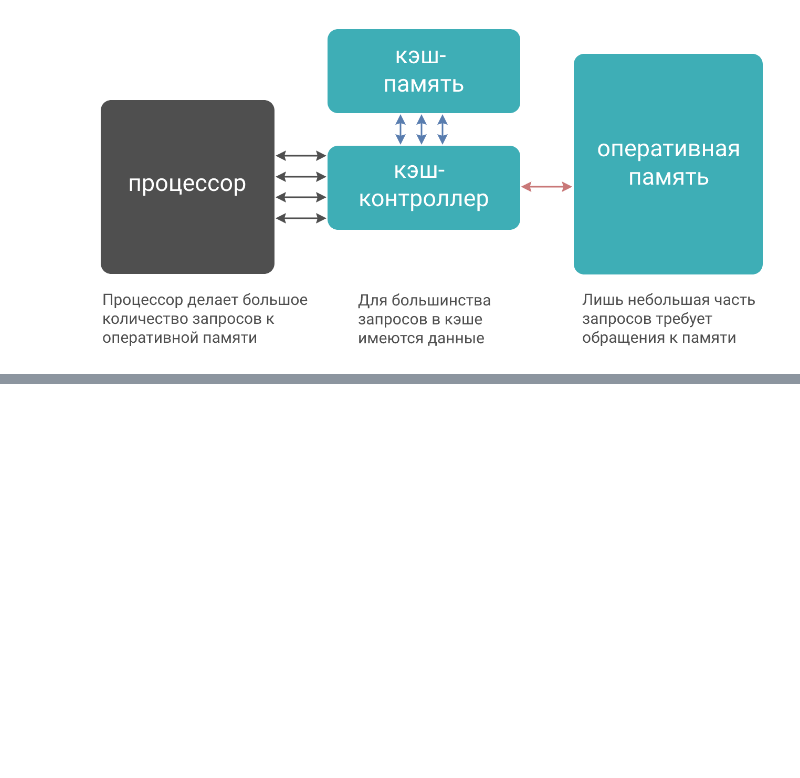
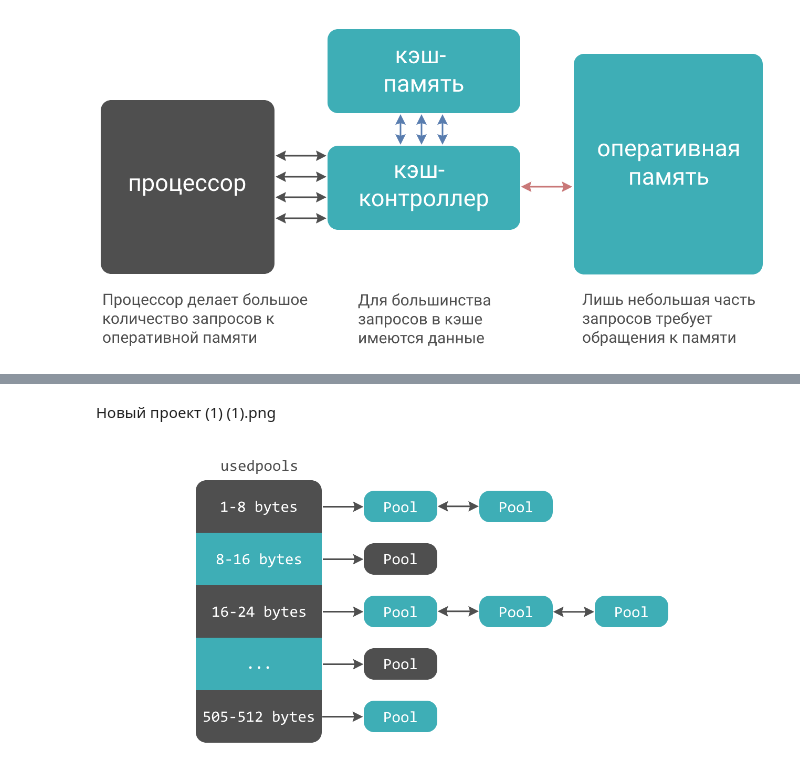
Before and after one commit to KovalenkoKonstantin/Python-Generation-a-Course-for-Professionals, a Jupyter notebook: 5/5.1 Memory strusture in Python.ipynb, the cells around one changed output, grey strips where cells are left out. Cells and saved outputs as stored; diff of their text form; code cells hidden in the pictures; blank space fills up the shorter version.

```diff
--- a/5/5.1 Memory strusture in Python.ipynb
+++ b/5/5.1 Memory strusture in Python.ipynb
@@ -55,0 +181,9 @@ display(Image(filename=r'\\infotecs-nt\dfsroot$\Users\Kovalenko.Kon\Desktop\Но
+# %% [markdown]
+Новый проект (1) (1).png
+# %%
+from IPython.display import Image, display
+
+name = 'Новый проект (1) (1).png'
+display(Image(filename=f'D:\\images\\{name}'))
+# %% [output]
+[figure, added]
```
Also changed, not shown: parts of 55 cells of this notebook.
